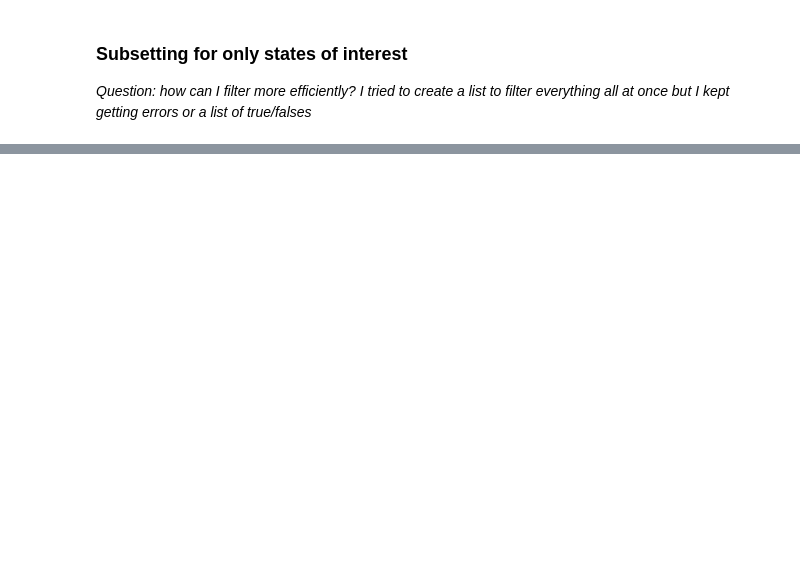
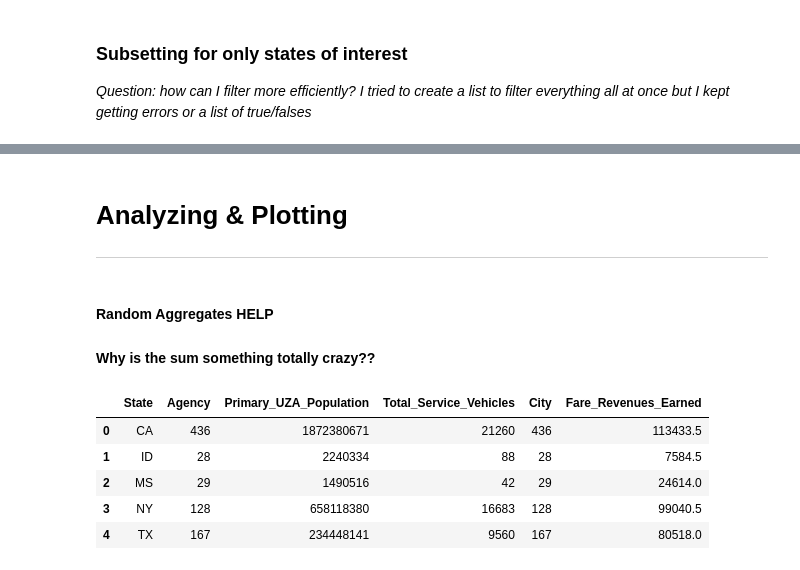
Before and after one commit to vevetron/data-analyses-test-lfs-wipe, a Jupyter notebook: Exercise2_AH.ipynb, the cells around one changed output, grey strips where cells are left out. Cells and saved outputs as stored; diff of their text form; code cells hidden in the pictures; blank space fills up the shorter version.

```diff
--- a/Exercise2_AH.ipynb
+++ b/Exercise2_AH.ipynb
@@ -359,0 +134,3 @@ per_capita =
+# %%
+
+merge1.columns = merge1.columns.str.strip().str.replace(' ', '_')
@@ -359,0 +210,18 @@ per_capita =
+# %% [markdown]
+# Analyzing & Plotting
+---
+# %% [markdown]
+#### Random Aggregates HELP
+#### Why is the sum something totally crazy??
+# %%
+analysis = merge1.groupby(['State']).agg({'Agency':'count', 'Primary_UZA_Population': 'sum',
+                                                 'Total_Service_Vehicles':'sum','City': 'count',
+                                         'Fare_Revenues_Earned': 'median'}).reset_index()
+analysis.head()
+# %% [output]
+|  | State | Agency | Primary_UZA_Population | Total_Service_Vehicles | City | Fare_Revenues_Earned |
+| 0 | CA | 436 | 1872380671 | 21260 | 436 | 113433.5 |
+| 1 | ID | 28 | 2240334 | 88 | 28 | 7584.5 |
+| 2 | MS | 29 | 1490516 | 42 | 29 | 24614.0 |
+| 3 | NY | 128 | 658118380 | 16683 | 128 | 99040.5 |
+| 4 | TX | 167 | 234448141 | 9560 | 167 | 80518.0 |
```
Also changed, not shown: parts of 76 cells of this notebook.
